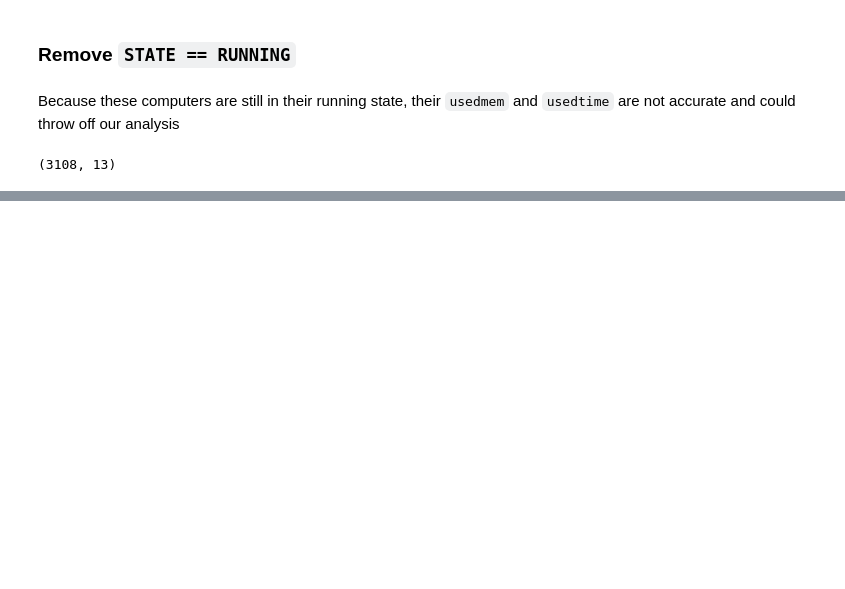
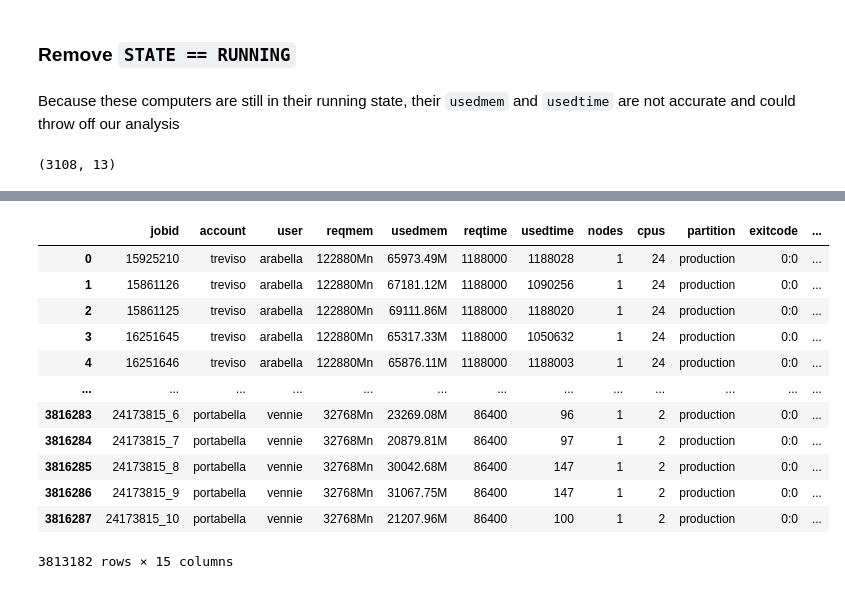
Before and after one commit to nss-data-science-cohort-4/dq2-accre-amd, a Jupyter notebook: notebooks/accre_jobs_2020.ipynb, the cells around one changed output, grey strips where cells are left out. Drawn from its saved outputs; the diff is of its cells as text; code cells hidden in the pictures; blank space fills up the shorter version.

```diff
--- a/notebooks/accre_jobs_2020.ipynb
+++ b/notebooks/accre_jobs_2020.ipynb
@@ -181,0 +237,18 @@ data.shape
+# %%
+# Split exit code
+accre_jobs_2020[["exitcode_user", "exitcode_error"]] = accre_jobs_2020["exitcode"].str.split(":", expand=True) # exitcode_user , exitcode_error
+accre_jobs_2020
+# %% [output]
+|  | jobid | account | user | reqmem | usedmem | reqtime | usedtime | nodes | cpus | partition | exitcode | ... |
+| 0 | 15925210 | treviso | arabella | 122880Mn | 65973.49M | 1188000 | 1188028 | 1 | 24 | production | 0:0 | ... |
+| 1 | 15861126 | treviso | arabella | 122880Mn | 67181.12M | 1188000 | 1090256 | 1 | 24 | production | 0:0 | ... |
+| 2 | 15861125 | treviso | arabella | 122880Mn | 69111.86M | 1188000 | 1188020 | 1 | 24 | production | 0:0 | ... |
+| 3 | 16251645 | treviso | arabella | 122880Mn | 65317.33M | 1188000 | 1050632 | 1 | 24 | production | 0:0 | ... |
+| 4 | 16251646 | treviso | arabella | 122880Mn | 65876.11M | 1188000 | 1188003 | 1 | 24 | production | 0:0 | ... |
+| ... | ... | ... | ... | ... | ... | ... | ... | ... | ... | ... | ... | ... |
+| 3816283 | 24173815_6 | portabella | vennie | 32768Mn | 23269.08M | 86400 | 96 | 1 | 2 | production | 0:0 | ... |
+| 3816284 | 24173815_7 | portabella | vennie | 32768Mn | 20879.81M | 86400 | 97 | 1 | 2 | production | 0:0 | ... |
+| 3816285 | 24173815_8 | portabella | vennie | 32768Mn | 30042.68M | 86400 | 147 | 1 | 2 | production | 0:0 | ... |
+| 3816286 | 24173815_9 | portabella | vennie | 32768Mn | 31067.75M | 86400 | 147 | 1 | 2 | production | 0:0 | ... |
+| 3816287 | 24173815_10 | portabella | vennie | 32768Mn | 21207.96M | 86400 | 100 | 1 | 2 | production | 0:0 | ... |
+3813182 rows × 15 columns
```
Also changed, not shown: parts of 18 cells of this notebook.
